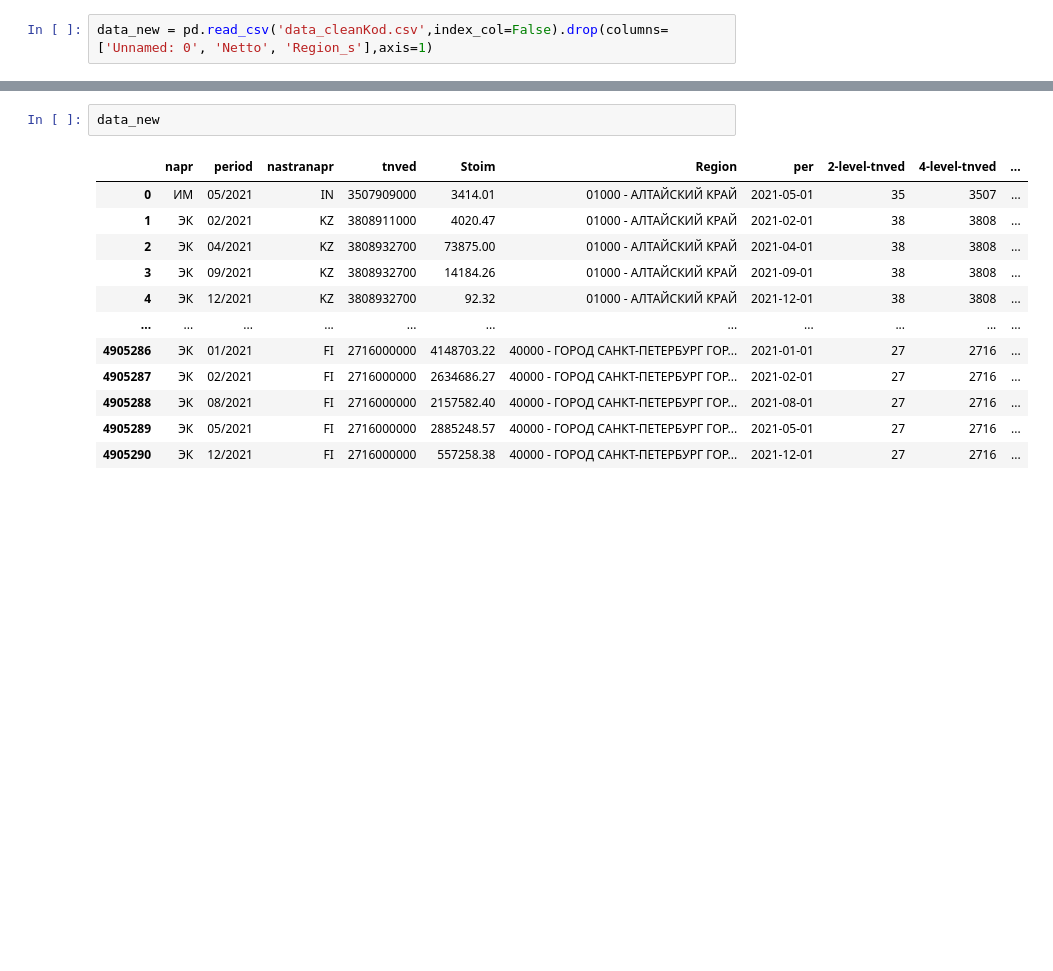
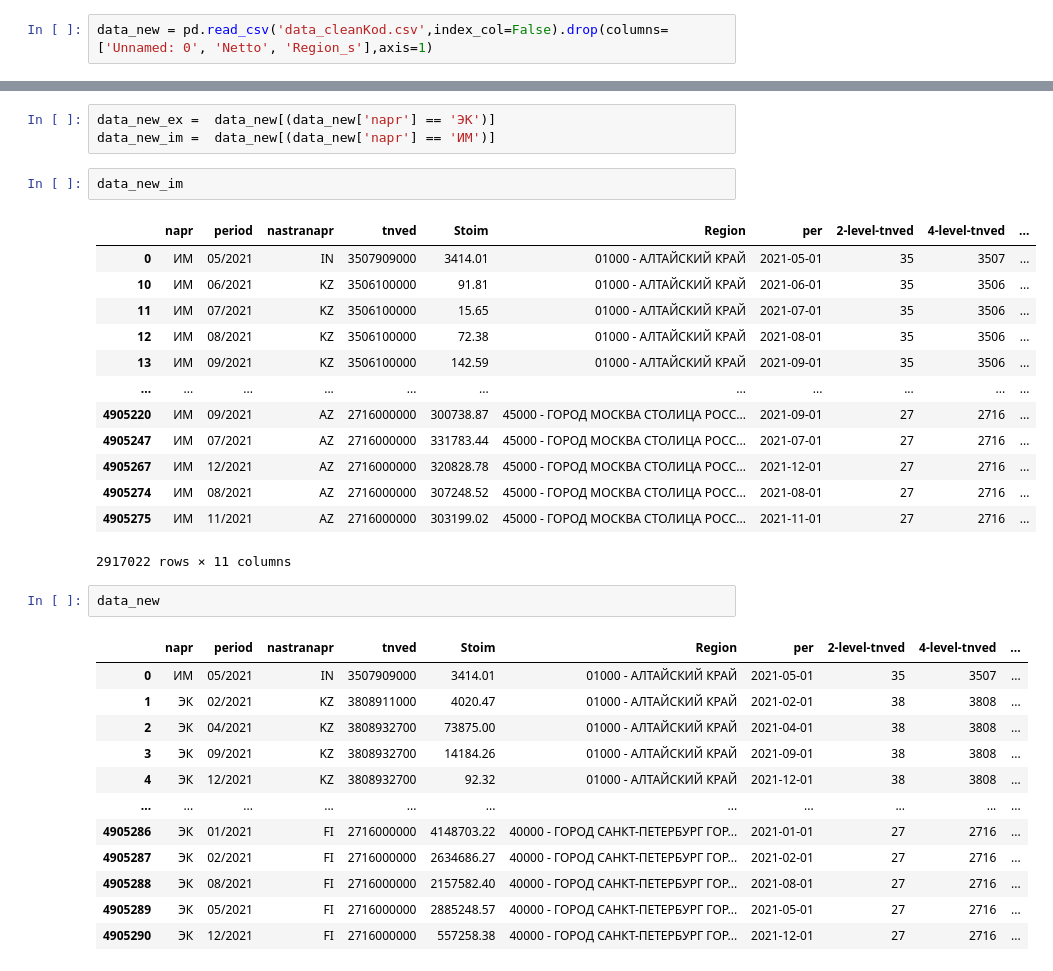
Before and after one commit to jan2801/DigitalTransformation, a Jupyter notebook: data_prep2.ipynb, the cells around one changed output, grey strips where cells are left out. Drawn from its saved outputs; the diff is of its cells as text; blank space fills up the shorter version.

```diff
--- a/data_prep2.ipynb
+++ b/data_prep2.ipynb
@@ -1081,3 +1081,22 @@ data_new['8-level-tnved'] = data_new['tnved'].astype(str).str.slice(start=0, sto
+# %%
+data_new_ex =  data_new[(data_new['napr'] == 'ЭК')]
+data_new_im =  data_new[(data_new['napr'] == 'ИМ')]
+# %%
+data_new_im
+# %% [output]
+|  | napr | period | nastranapr | tnved | Stoim | Region | per | 2-level-tnved | 4-level-tnved | ... |
+| 0 | ИМ | 05/2021 | IN | 3507909000 | 3414.01 | 01000 - АЛТАЙСКИЙ КРАЙ | 2021-05-01 | 35 | 3507 | ... |
+| 10 | ИМ | 06/2021 | KZ | 3506100000 | 91.81 | 01000 - АЛТАЙСКИЙ КРАЙ | 2021-06-01 | 35 | 3506 | ... |
+| 11 | ИМ | 07/2021 | KZ | 3506100000 | 15.65 | 01000 - АЛТАЙСКИЙ КРАЙ | 2021-07-01 | 35 | 3506 | ... |
+| 12 | ИМ | 08/2021 | KZ | 3506100000 | 72.38 | 01000 - АЛТАЙСКИЙ КРАЙ | 2021-08-01 | 35 | 3506 | ... |
+| 13 | ИМ | 09/2021 | KZ | 3506100000 | 142.59 | 01000 - АЛТАЙСКИЙ КРАЙ | 2021-09-01 | 35 | 3506 | ... |
+| ... | ... | ... | ... | ... | ... | ... | ... | ... | ... | ... |
+| 4905220 | ИМ | 09/2021 | AZ | 2716000000 | 300738.87 | 45000 - ГОРОД МОСКВА СТОЛИЦА РОСС... | 2021-09-01 | 27 | 2716 | ... |
+| 4905247 | ИМ | 07/2021 | AZ | 2716000000 | 331783.44 | 45000 - ГОРОД МОСКВА СТОЛИЦА РОСС... | 2021-07-01 | 27 | 2716 | ... |
+| 4905267 | ИМ | 12/2021 | AZ | 2716000000 | 320828.78 | 45000 - ГОРОД МОСКВА СТОЛИЦА РОСС... | 2021-12-01 | 27 | 2716 | ... |
+| 4905274 | ИМ | 08/2021 | AZ | 2716000000 | 307248.52 | 45000 - ГОРОД МОСКВА СТОЛИЦА РОСС... | 2021-08-01 | 27 | 2716 | ... |
+| 4905275 | ИМ | 11/2021 | AZ | 2716000000 | 303199.02 | 45000 - ГОРОД МОСКВА СТОЛИЦА РОСС... | 2021-11-01 | 27 | 2716 | ... |
+2917022 rows × 11 columns
 # %%
 data_new
 # %% [output]
```
Also changed, not shown: parts of 8 cells of this notebook.
